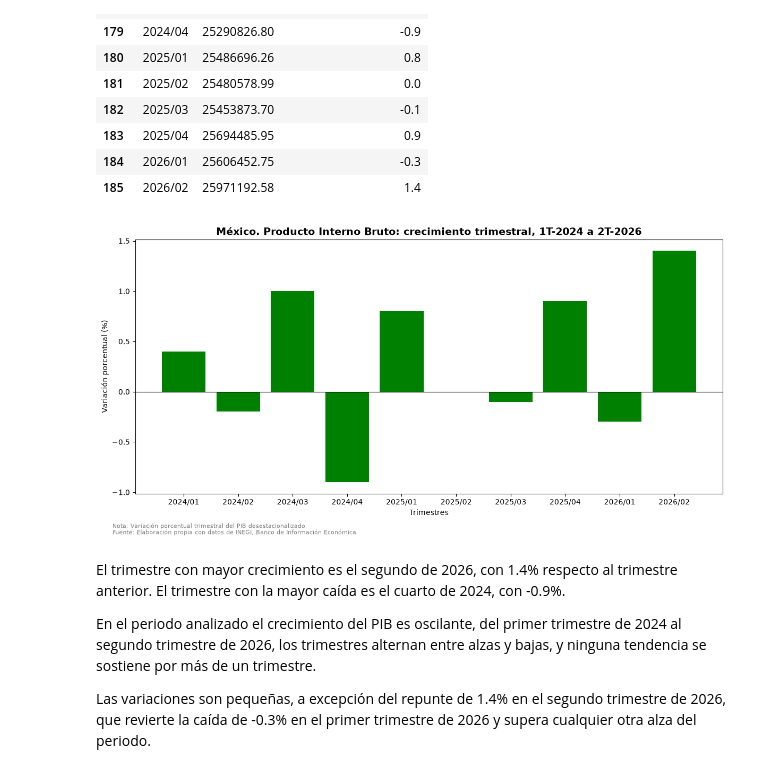
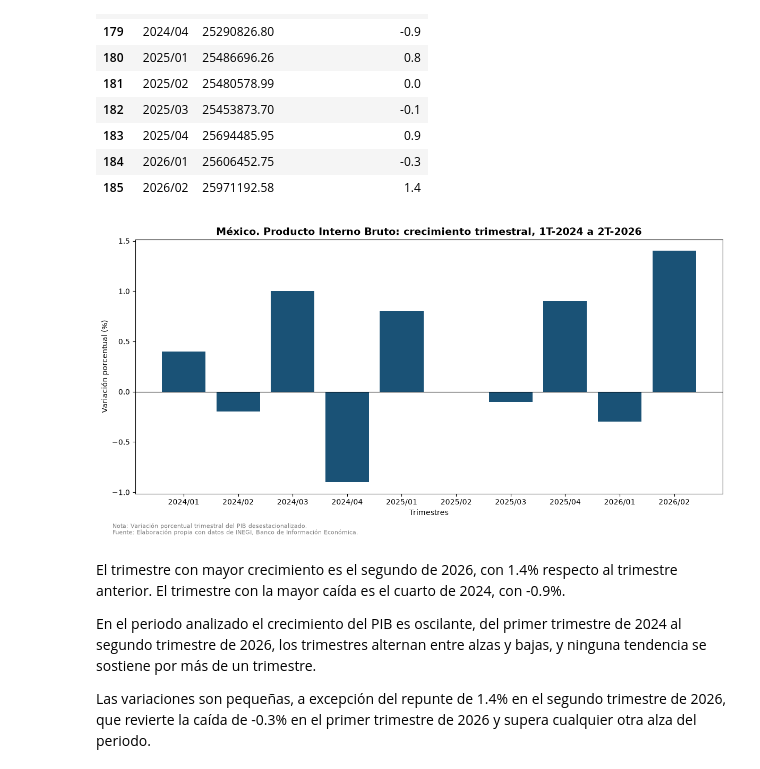
Before and after one commit to Jose-Castanedas/pib_mexico, a Jupyter notebook: notebooks/analisis_pib.ipynb, the cells around one changed output. Saved outputs shown, nothing was run; the diff lists cells and outputs as text; code cells hidden in the pictures.

```diff
--- a/notebooks/analisis_pib.ipynb
+++ b/notebooks/analisis_pib.ipynb
@@ -503,37 +503,37 @@ trimestres[['Periodos', 'PIB', 'Crecimiento_trimestral']]
 
 fig, ax = plt.subplots(figsize=(12, 6))
 
-ax.bar(trimestres['Periodos'], trimestres['Crecimiento_trimestral'], color='green')
+ax.bar(trimestres['Periodos'], trimestres['Crecimiento_trimestral'], color='#1A5276')
 
 ax.axhline(0, color='black', linewidth=0.8)
 
 ax.set_title('México. Producto Interno Bruto: crecimiento trimestral, 1T-2024 a 2T-2026', fontsize=14, fontweight='bold')
 
 # 2. Configurar los ejes
 
 # 2.1. Eje X
 
 ax.set_xlabel('Trimestres')
 
 # 2.2. Eje Y
 
 ax.set_ylabel('Variación porcentual (%)')
 
 # 3. Agregar fuente y notas metodológicas
 
 fig.text(0.03, 0.01, 'Fuente: Elaboración propia con datos de INEGI, Banco de Información Económica.', fontsize=8, color='grey', ha='left')
 fig.text(0.03, 0.03, 'Nota: Variación porcentual trimestral del PIB desestacionalizado.', fontsize=8, color='grey', ha='left')
 plt.tight_layout(rect=[0, 0.04, 1, 1])
 
 # 4. Guardar gráfica en el directorio figures
 
 plt.savefig('../figures/grafica_05_crecimiento_trimestral_desestacionalizado.png', dpi=150, bbox_inches='tight')
 
 # 5. Mostrar gráfica
 
 plt.show()
 # %% [output]
-[figure, old version]
+[figure, new version]
 # %% [markdown]
 El trimestre con mayor crecimiento es el segundo de 2026, con 1.4% respecto al trimestre anterior. El trimestre con la mayor caída es el cuarto de 2024, con -0.9%.
 
```
Also changed, not shown: parts of 2 cells of this notebook, 3 other files.
